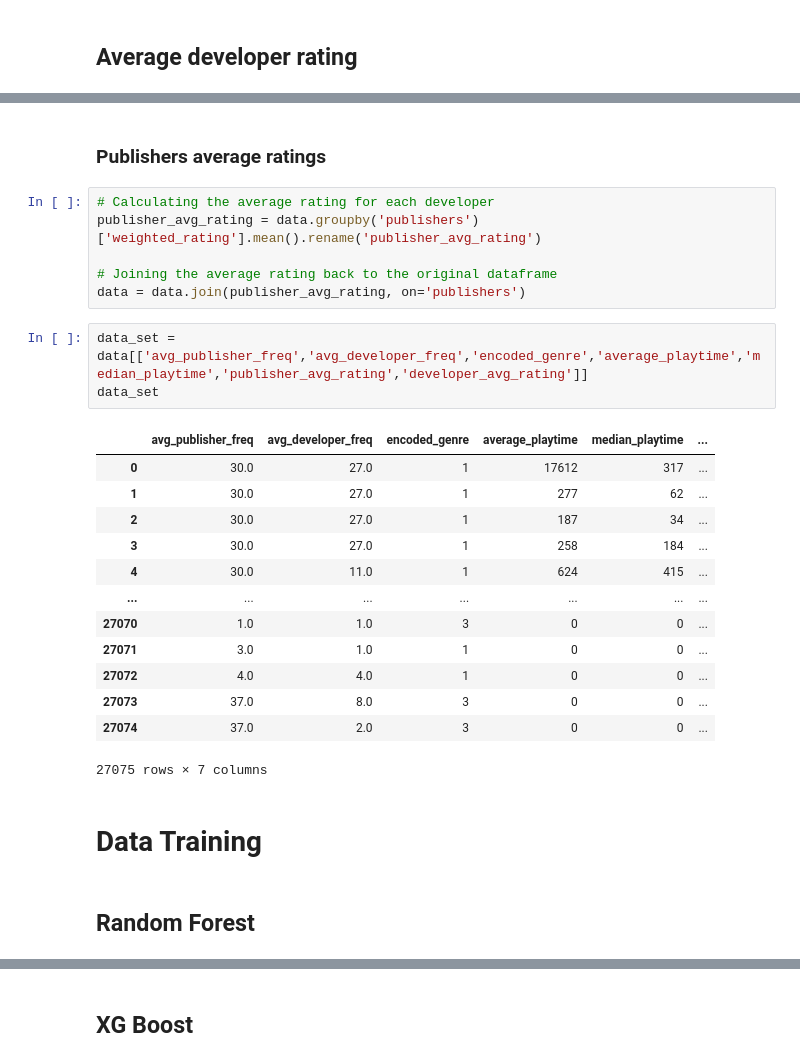
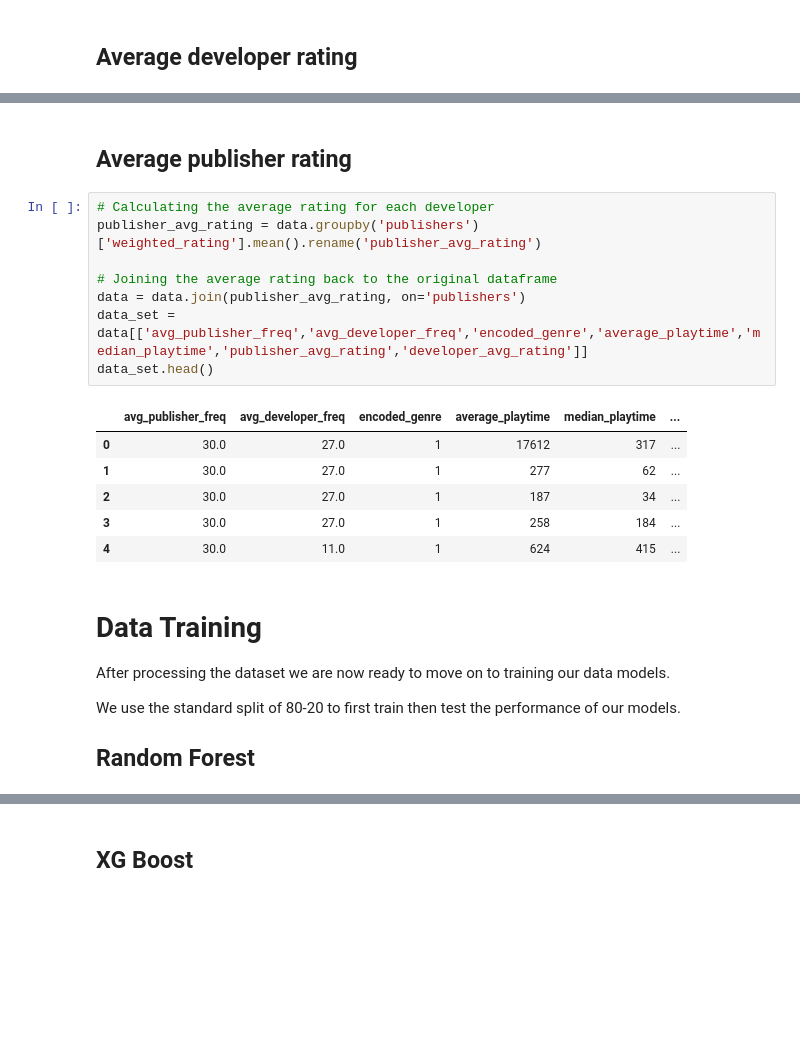
Before and after one commit to MoetazMohamed/Soen471Team30, a Jupyter notebook: soen471Project.ipynb, the cells around one changed output, grey strips where cells are left out. Saved outputs shown, nothing was run; the diff lists cells and outputs as text; blank space fills up the shorter version.

```diff
--- a/soen471Project.ipynb
+++ b/soen471Project.ipynb
@@ -384,32 +358,27 @@ data
-# %% [markdown]
-### Publishers average ratings
+# %% [markdown]
+## Average publisher rating
 # %%
 # Calculating the average rating for each developer
 publisher_avg_rating = data.groupby('publishers')['weighted_rating'].mean().rename('publisher_avg_rating')
 
 # Joining the average rating back to the original dataframe
 data = data.join(publisher_avg_rating, on='publishers')
+data_set = data[['avg_publisher_freq','avg_developer_freq','encoded_genre','average_playtime','median_playtime','publisher_avg_rating','developer_avg_rating']]
+data_set.head()
+# %% [output]
+|  | avg_publisher_freq | avg_developer_freq | encoded_genre | average_playtime | median_playtime | ... |
+| 0 | 30.0 | 27.0 | 1 | 17612 | 317 | ... |
+| 1 | 30.0 | 27.0 | 1 | 277 | 62 | ... |
+| 2 | 30.0 | 27.0 | 1 | 187 | 34 | ... |
+| 3 | 30.0 | 27.0 | 1 | 258 | 184 | ... |
+| 4 | 30.0 | 11.0 | 1 | 624 | 415 | ... |
-# %%
-data_set = data[['avg_publisher_freq','avg_developer_freq','encoded_genre','average_playtime','median_playtime','publisher_avg_rating','developer_avg_rating']]
-data_set
-# %% [output]
-|  | avg_publisher_freq | avg_developer_freq | encoded_genre | average_playtime | median_playtime | ... |
-| 0 | 30.0 | 27.0 | 1 | 17612 | 317 | ... |
-| 1 | 30.0 | 27.0 | 1 | 277 | 62 | ... |
-| 2 | 30.0 | 27.0 | 1 | 187 | 34 | ... |
-| 3 | 30.0 | 27.0 | 1 | 258 | 184 | ... |
-| 4 | 30.0 | 11.0 | 1 | 624 | 415 | ... |
-| ... | ... | ... | ... | ... | ... | ... |
-| 27070 | 1.0 | 1.0 | 3 | 0 | 0 | ... |
-| 27071 | 3.0 | 1.0 | 1 | 0 | 0 | ... |
-| 27072 | 4.0 | 4.0 | 1 | 0 | 0 | ... |
-| 27073 | 37.0 | 8.0 | 3 | 0 | 0 | ... |
-| 27074 | 37.0 | 2.0 | 3 | 0 | 0 | ... |
-27075 rows × 7 columns
-# %% [markdown]
-# Data Training
-# %% [markdown]
-## Random Forest
+# %% [markdown]
+# Data Training
+After processing the dataset we are now ready to move on to training our data models.
+
+We use the standard split of 80-20 to first train then test the performance of our models.
+
+## Random Forest
 # %%
 from sklearn.ensemble import RandomForestClassifier
 from sklearn.model_selection import train_test_split
```
Also changed, not shown: parts of 16 cells of this notebook.
